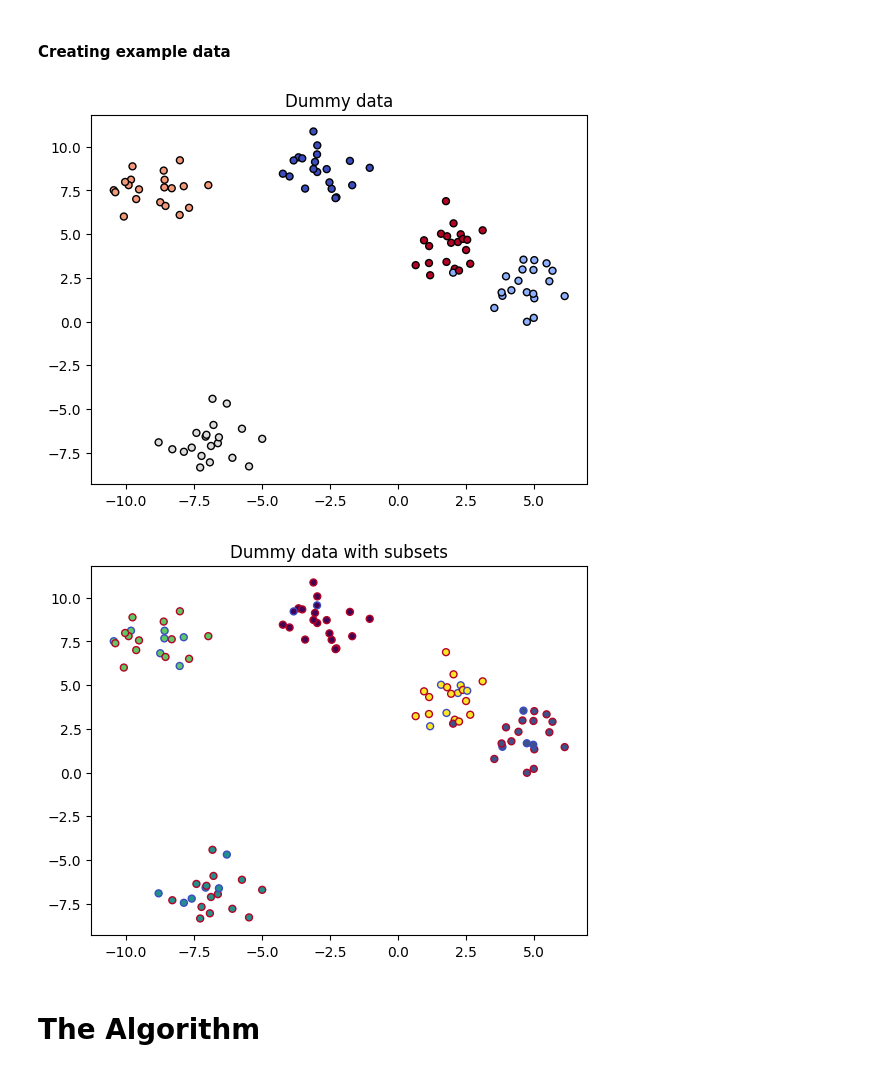
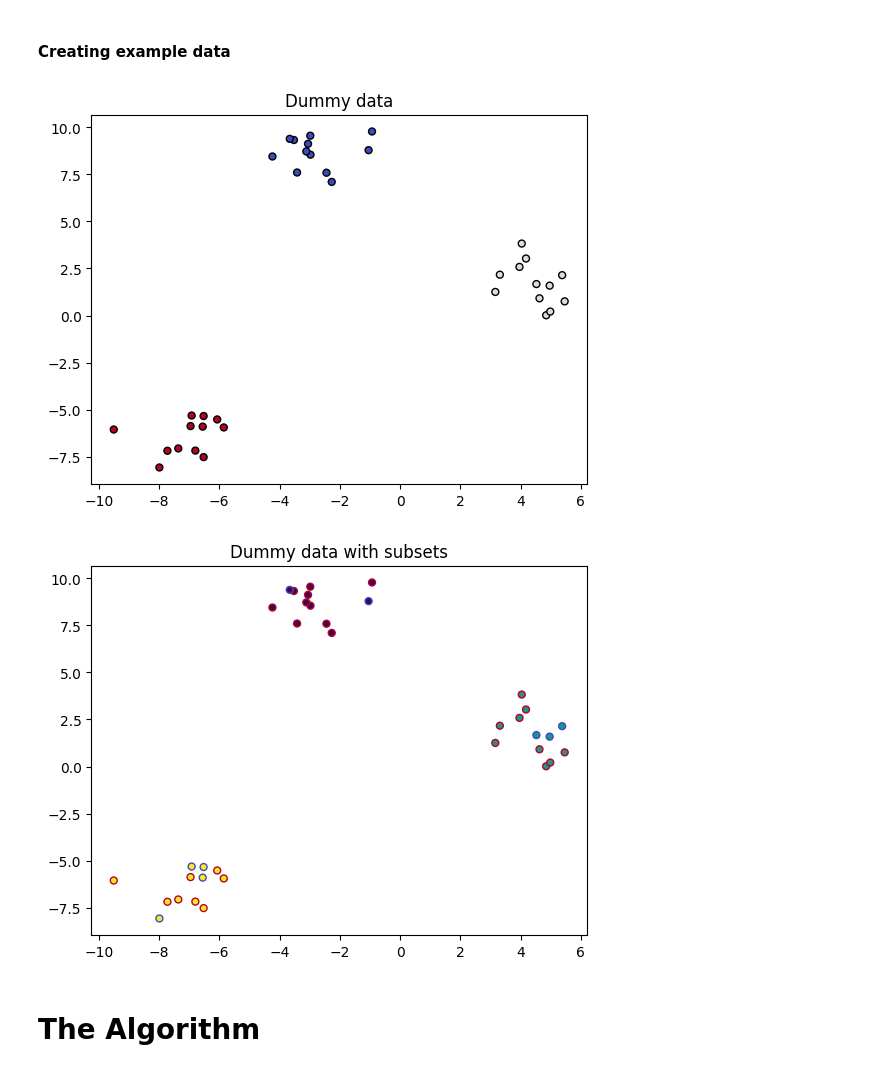
Before and after one commit to TheTree27/fair-kMSR, a Jupyter notebook: fkmsr.ipynb, the cells around one changed output. Drawn from its saved outputs; the diff is of its cells as text; code cells hidden in the pictures.

```diff
--- a/fkmsr.ipynb
+++ b/fkmsr.ipynb
@@ -16,19 +16,19 @@ import itertools
 #### Creating example data
 # %%
 # generate dummy data
-k = 5
+k = 3
 points, cluster_membership = make_blobs(
-    n_samples=100,
+    n_samples=36,
     n_features=2,
     centers=k,
     random_state=42
 )
 
 plt.title("Dummy data")
 plt.scatter(points[:, 0], points[:, 1], marker='o', c=cluster_membership, s=25, edgecolor="k", cmap="coolwarm")
 plt.show()
 # %% [output]
-[figure, old version]
+[figure, new version]
 # %%
 # choosing points to represent two subsets in 1:3 ratio:
 subset_membership = np.array([10 if index % 4 == 0 else 200 for index in range(len(points))])
@@ -41,7 +41,7 @@ plt.title("Dummy data with subsets")
 plt.scatter(points[:, 0], points[:, 1], marker='o',c=cluster_membership, s=25, edgecolor=edge_colors)
 plt.show()
 # %% [output]
-[figure, old version]
+[figure, new version]
 # %% [markdown]
 # The Algorithm
 # %% [markdown]
```
Also changed, not shown: parts of 10 cells of this notebook.
